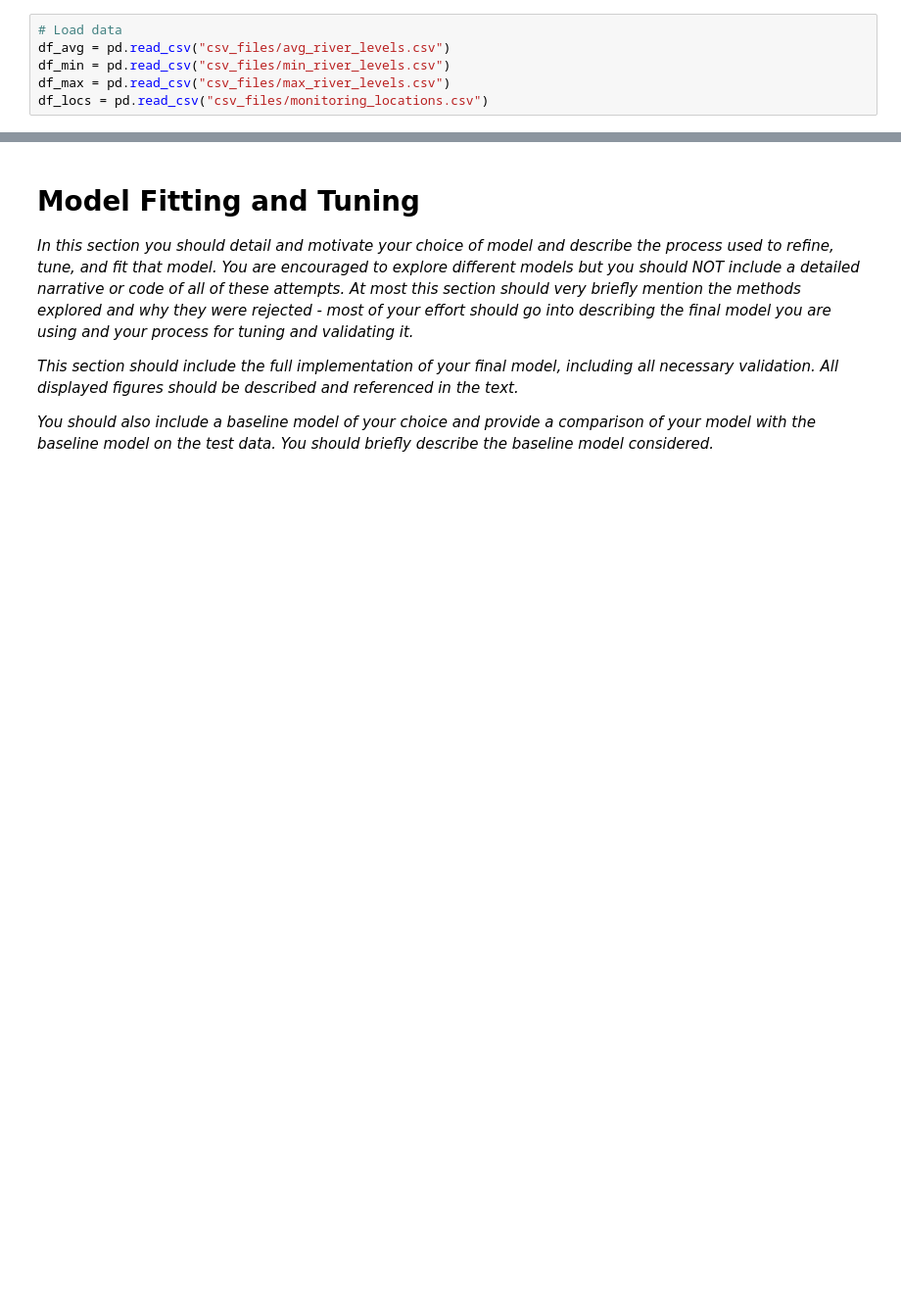
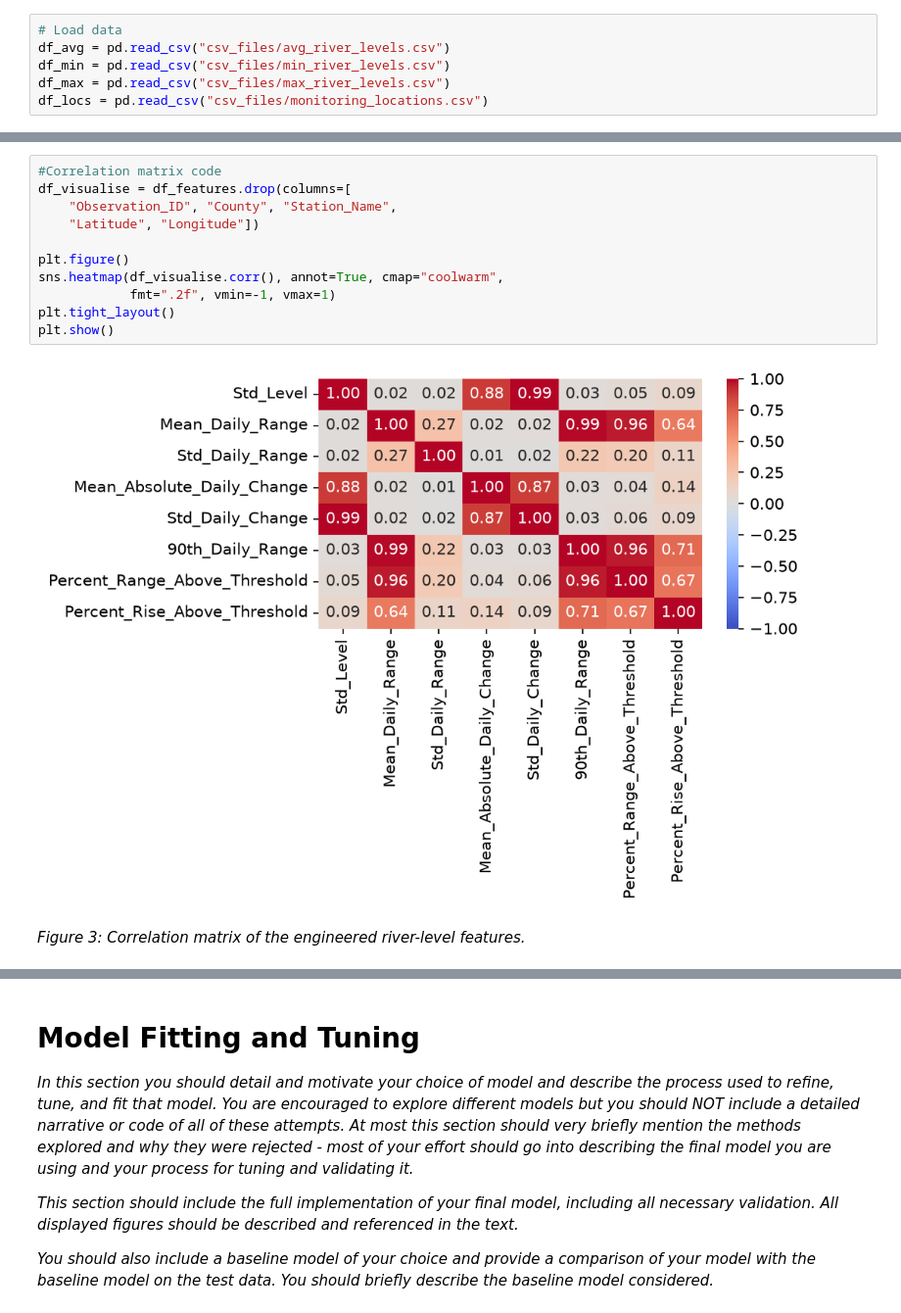
Before and after one commit to Emma-Deyell/MLP-PROJ, a Jupyter notebook: project.ipynb, the cells around one changed output, grey strips where cells are left out. Shown at 98% size. Saved outputs shown, nothing was run; the diff lists cells and outputs as text; blank space fills up the shorter version.

```diff
--- a/project.ipynb
+++ b/project.ipynb
@@ -59,0 +194,15 @@ Relationships between these engineered features were then explored using visuali
+# %%
+#Correlation matrix code
+df_visualise = df_features.drop(columns=[
+    "Observation_ID", "County", "Station_Name",
+    "Latitude", "Longitude"])
+
+plt.figure()
+sns.heatmap(df_visualise.corr(), annot=True, cmap="coolwarm",
+            fmt=".2f", vmin=-1, vmax=1)
+plt.tight_layout()
+plt.show()
+# %% [output]
+[figure, added]
+# %% [markdown]
+*Figure 3: Correlation matrix of the engineered river-level features.*
```
Also changed, not shown: parts of 32 cells of this notebook, 13 other files.
